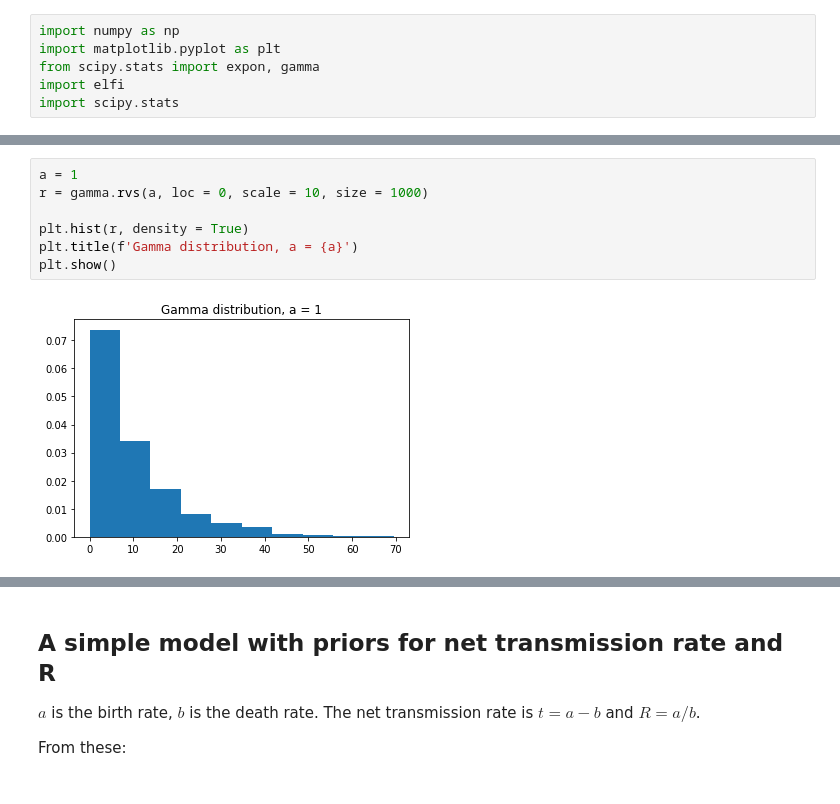
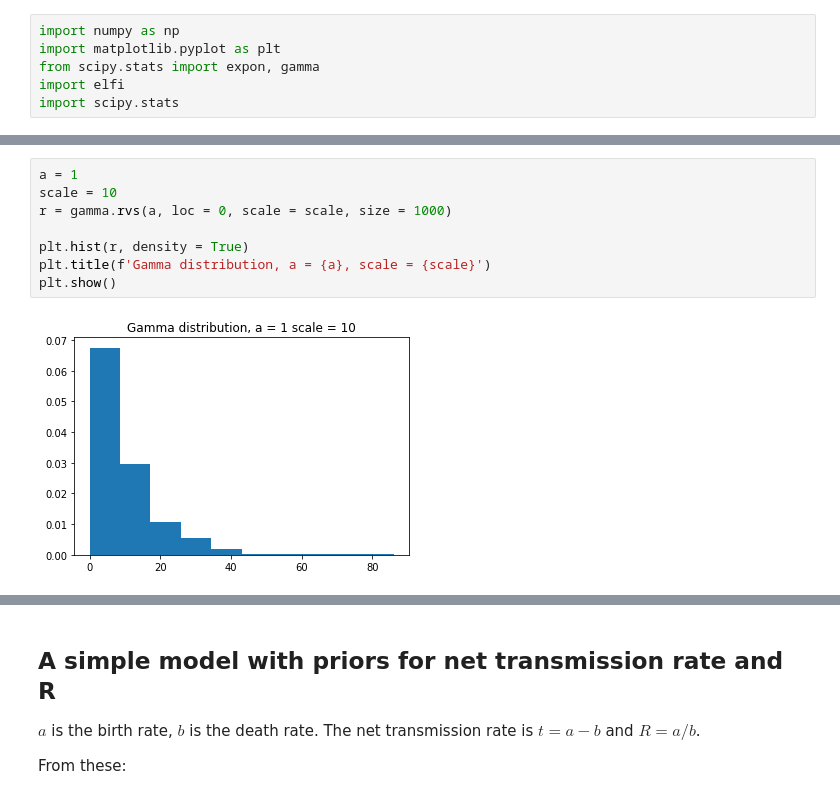
Before and after one commit to fanoja/Ecoli-R0, a Jupyter notebook: Priors.ipynb, the cells around one changed output, grey strips where cells are left out. Drawn from its saved outputs; the diff is of its cells as text.

```diff
--- a/Priors.ipynb
+++ b/Priors.ipynb
@@ -31,9 +31,10 @@ plt.show()
 # %%
 a = 1
-r = gamma.rvs(a, loc = 0, scale = 10, size = 1000)
+scale = 10
+r = gamma.rvs(a, loc = 0, scale = scale, size = 1000)
 
 plt.hist(r, density = True)
-plt.title(f'Gamma distribution, a = {a}')
+plt.title(f'Gamma distribution, a = {a}, scale = {scale}')
 plt.show()
 # %% [output]
-[figure, old version]
+[figure, new version]
```
Also changed, not shown: parts of 4 cells of this notebook, 9 other files.
